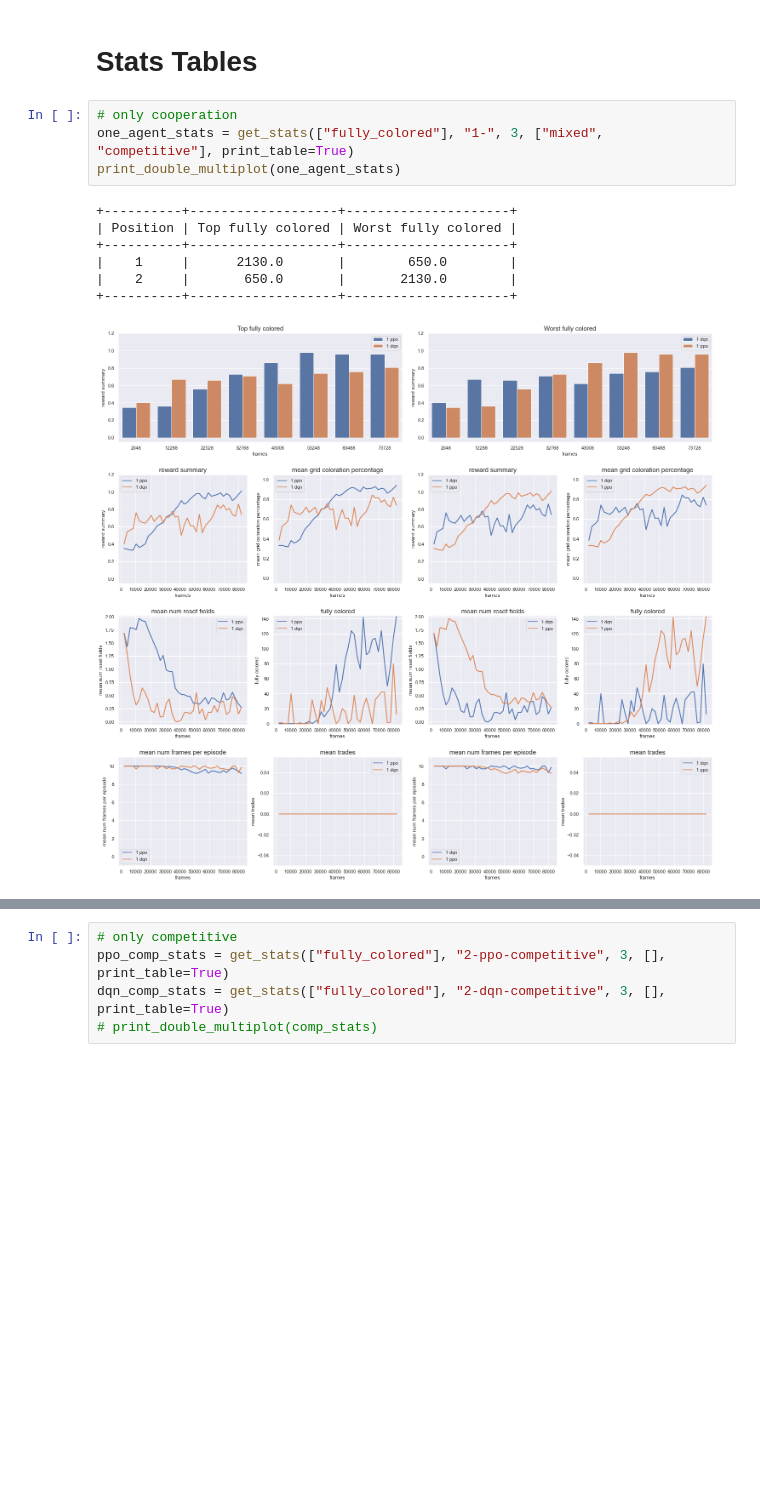
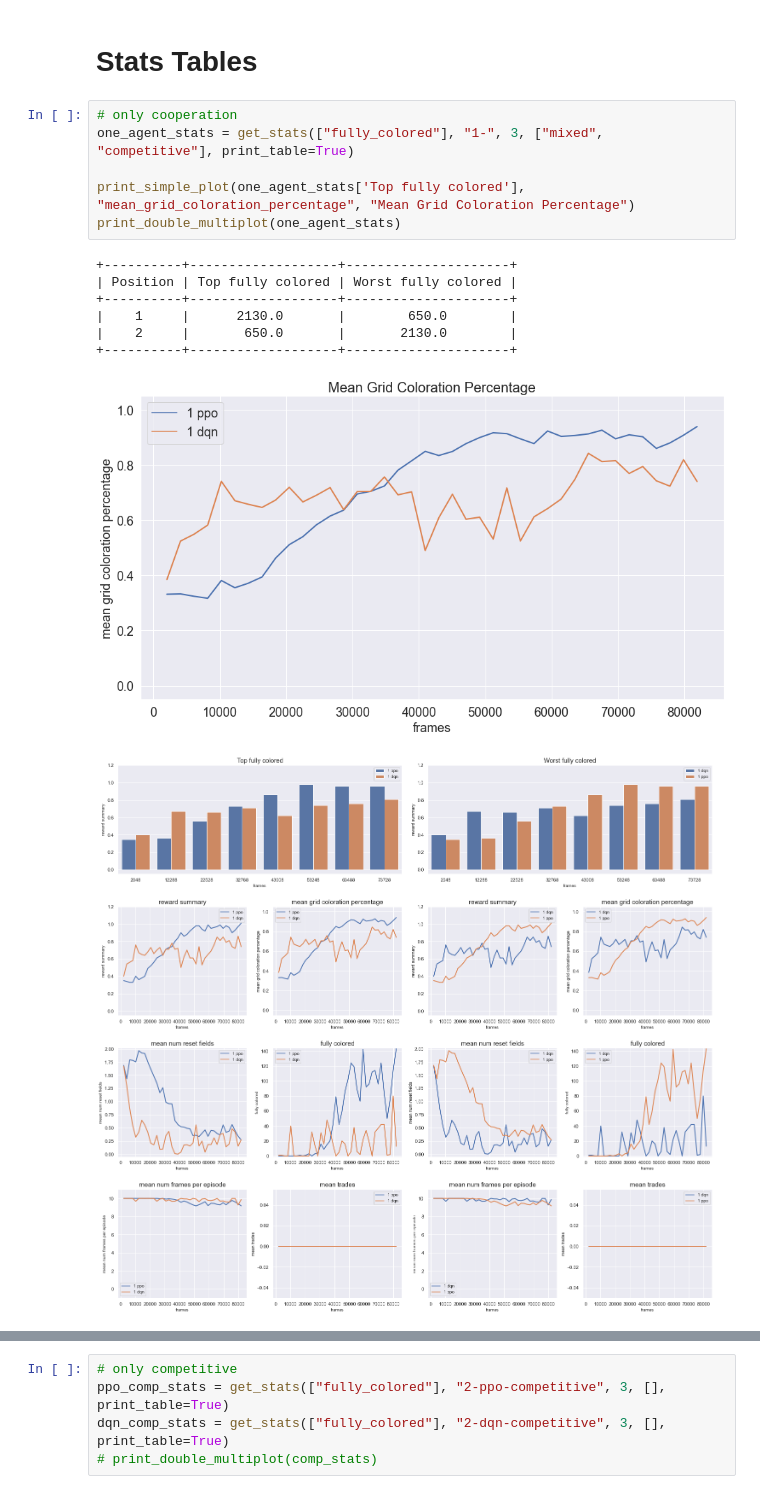
Before and after one commit to zarahz/MARL-and-Markets, a Jupyter notebook: Coloring/storage/easy/stats.ipynb, the cells around one changed output, grey strips where cells are left out. Drawn from its saved outputs; the diff is of its cells as text; blank space fills up the shorter version.

```diff
--- a/Coloring/storage/easy/stats.ipynb
+++ b/Coloring/storage/easy/stats.ipynb
@@ -353,15 +372,18 @@ def get_stats(*args, print_table=False):
 # %%
 # only cooperation
 one_agent_stats = get_stats(["fully_colored"], "1-", 3, ["mixed", "competitive"], print_table=True)
+
+print_simple_plot(one_agent_stats['Top fully colored'], "mean_grid_coloration_percentage", "Mean Grid Coloration Percentage")
 print_double_multiplot(one_agent_stats)
 # %% [output]
 +----------+-------------------+---------------------+
 | Position | Top fully colored | Worst fully colored |
 +----------+-------------------+---------------------+
 |    1     |      2130.0       |        650.0        |
 |    2     |       650.0       |       2130.0        |
 +----------+-------------------+---------------------+
-[figure, old version]
+[figure, new version]
+[figure, added]
 # %%
 # only cooperation
 ppo_coop_stats = get_stats(["fully_colored"], "2-ppo", 3, ["mixed", "competitive"], print_table=True)
```
Also changed, not shown: parts of 5 cells of this notebook, 11 other files.
